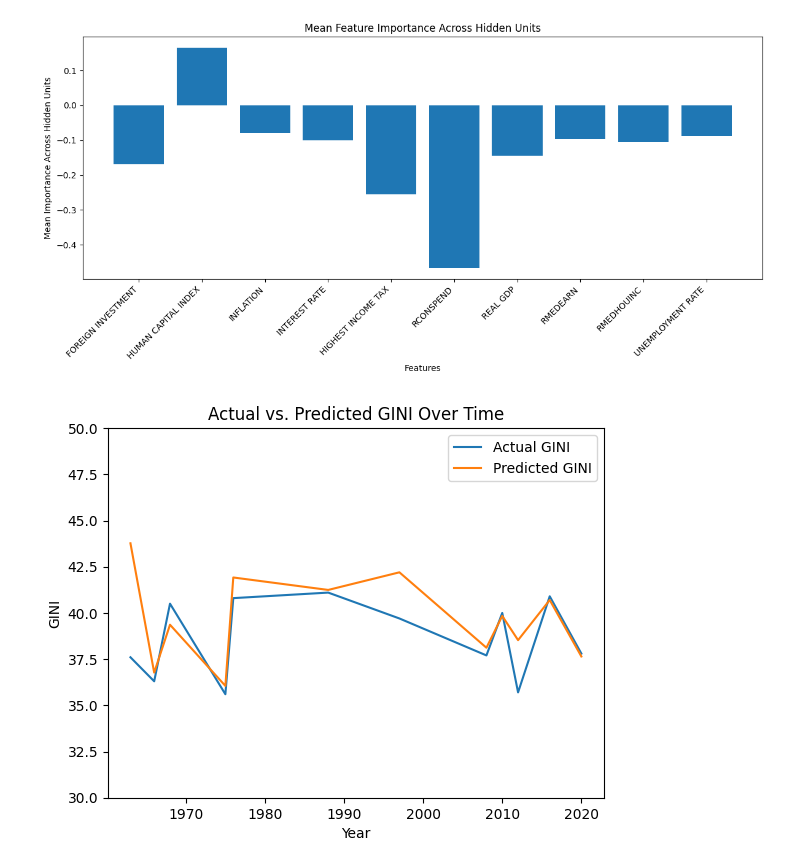
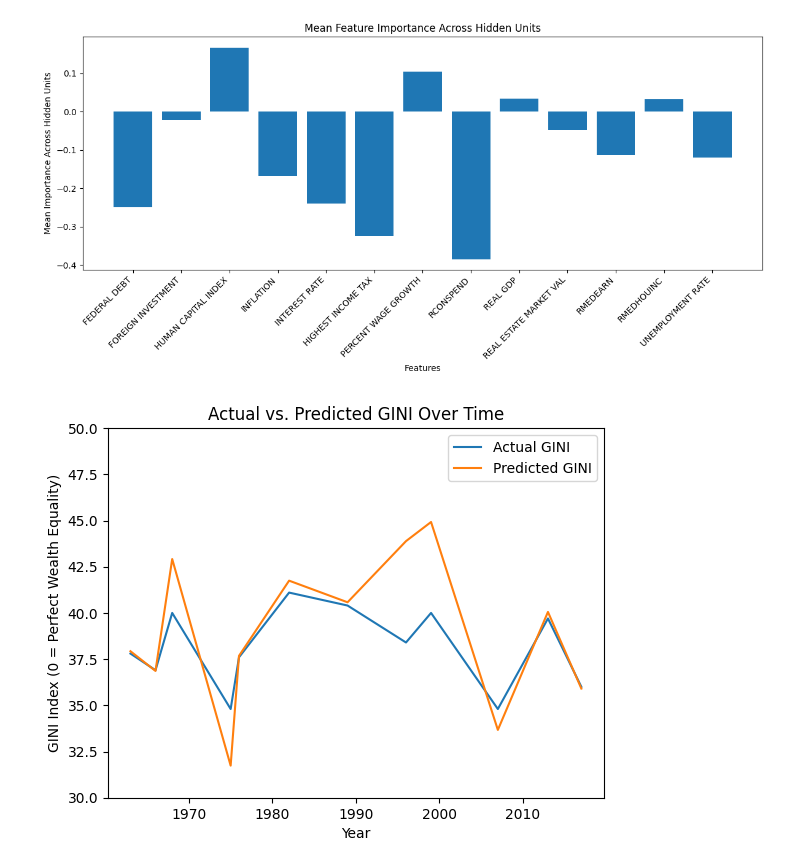
Before and after one commit to jpmalone0/MLForePolicy, a Jupyter notebook: pred.ipynb, the cells around one changed output. Saved outputs shown, nothing was run; the diff lists cells and outputs as text; code cells hidden in the pictures.

Commit message:
implemented new features, visualized input data

```diff
--- a/pred.ipynb
+++ b/pred.ipynb
@@ -15,21 +15,24 @@ START_YEAR = 1963
 END_YEAR = 2023
 
 dataframes = [
-    pd.read_csv('FORINV.csv'),
-    pd.read_csv('GINI.csv'),
-    pd.read_csv('HCI.csv'),
-    pd.read_csv('INFLATION.csv'),
-    pd.read_csv('INTRATE.csv'),
-    pd.read_csv('ITAX.csv'),
-    pd.read_csv('RCONSPEND.csv'),
-    pd.read_csv('RGDP.csv'),
-    pd.read_csv('RMEDEARN.csv'),
-    pd.read_csv('RMEDHOUINC.csv'),
-    pd.read_csv('UNRATE.csv')
+    pd.read_csv('Features/FEDDEBT.csv'),
+    pd.read_csv('Features/FORINV.csv'),
+    pd.read_csv('Features/GINI.csv'),
+    pd.read_csv('Features/HCI.csv'),
+    pd.read_csv('Features/INFLATION.csv'),
+    pd.read_csv('Features/INTRATE.csv'),
+    pd.read_csv('Features/ITAX.csv'),
+    pd.read_csv('Features/PCNTWGGRWTH.csv'),
+    pd.read_csv('Features/RCONSPEND.csv'),
+    pd.read_csv('Features/RGDP.csv'),
+    pd.read_csv('Features/RLESTMRKTVAL.csv'),
+    pd.read_csv('Features/RMEDEARN.csv'),
+    pd.read_csv('Features/RMEDHOUINC.csv'),
+    pd.read_csv('Features/UNRATE.csv')
 ]
 
 merged_df = reduce(lambda left, right: pd.merge(left, right, on='DATE', how='left'), dataframes)
-new_columns = ['DATE', 'FOREIGN INVESTMENT', 'GINI', 'HUMAN CAPITAL INDEX', 'INFLATION', 'INTEREST RATE', 'HIGHEST INCOME TAX', 'RCONSPEND', 'REAL GDP', 'RMEDEARN', 'RMEDHOUINC', 'UNEMPLOYMENT RATE']
+new_columns = ['DATE', 'FEDERAL DEBT', 'FOREIGN INVESTMENT', 'GINI', 'HUMAN CAPITAL INDEX', 'INFLATION', 'INTEREST RATE', 'HIGHEST INCOME TAX', 'PERCENT WAGE GROWTH', 'RCONSPEND', 'REAL GDP', 'REAL ESTATE MARKET VAL', 'RMEDEARN', 'RMEDHOUINC', 'UNEMPLOYMENT RATE']
 merged_df.columns = new_columns
 
 # Replace xxxx-xx-xx Date format to Year; Only keep one row per year
@@ -179,33 +182,30 @@ weights_fc1 = model.fc1.weight.detach().numpy()
 # Compute mean importance across hidden units for each feature
 feature_importance_mean = weights_fc1.mean(axis=0)
 
-# Increase figure size
 plt.figure(figsize=(12, 6))
 
-# Plotting
 plt.bar(range(len(feature_importance_mean)), feature_importance_mean)
 plt.xlabel('Features')
 plt.ylabel('Mean Importance Across Hidden Units')
 plt.title('Mean Feature Importance Across Hidden Units')
 plt.xticks(range(len(features.columns)), features.columns, rotation=45, ha='right')
 
-# Adjust layout
 plt.tight_layout()
 plt.show()
 # %% [output]
-[figure, old version]
+[figure, new version]
 # %%
 # Plotting time series data
 
 y_test_sorted = y_test.sort_index()
 
 plt.plot(y_test_sorted.index+START_YEAR, y_test, label='Actual GINI')
 plt.plot(y_test_sorted.index+START_YEAR, predictions, label='Predicted GINI')
 plt.xlabel('Year')
-plt.ylabel('GINI')
+plt.ylabel('GINI Index (0 = Perfect Wealth Equality)')
 plt.ylim(30,50)
 plt.title('Actual vs. Predicted GINI Over Time')
 plt.legend()
 plt.show()
 # %% [output]
-[figure, old version]
+[figure, new version]
```
Also changed, not shown: parts of 4 cells of this notebook.
